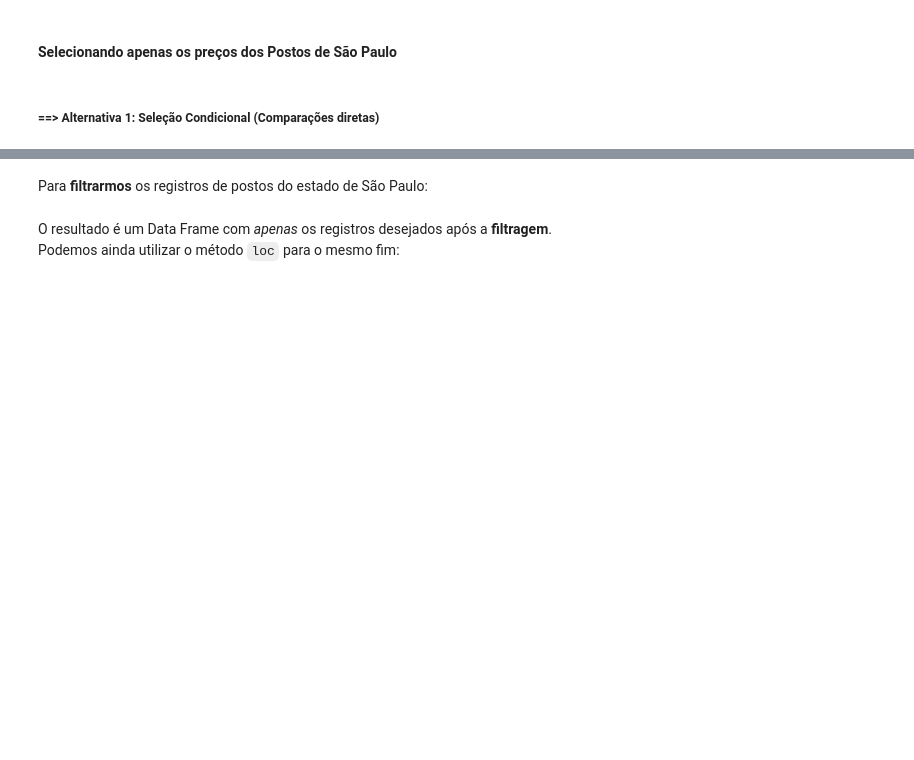
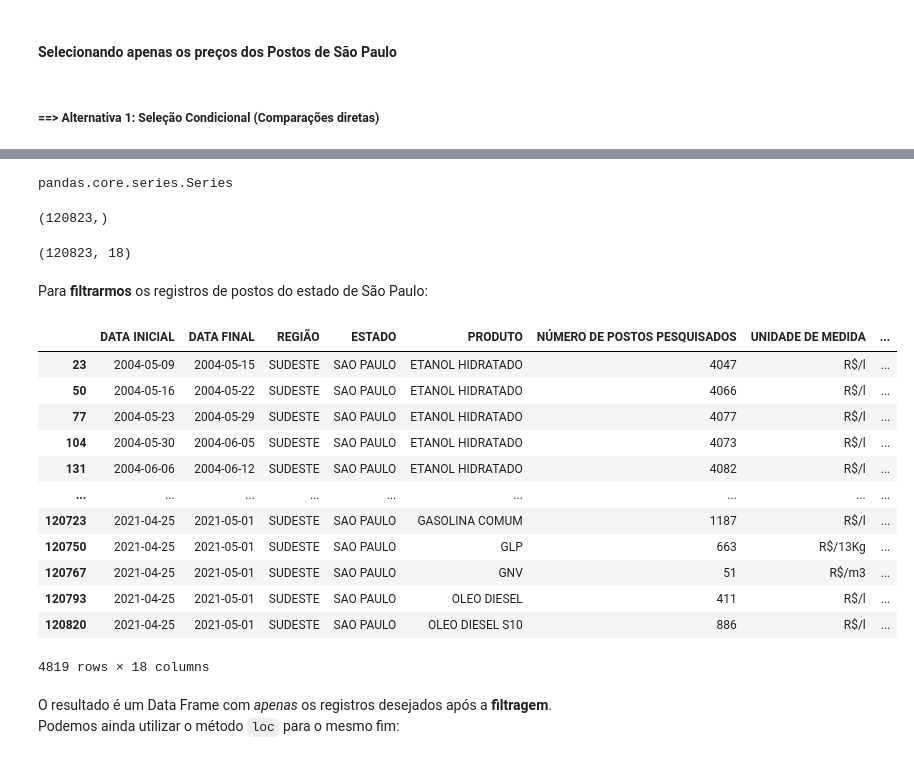
Before and after one commit to enzortorres/python, a Jupyter notebook: estudos/pandas/exercicios/manipulacao_de_dados_codigo_base.ipynb, the cells around one changed output, grey strips where cells are left out. Cells and saved outputs as stored; diff of their text form; code cells hidden in the pictures; blank space fills up the shorter version.

Commit message:
studying pandas filter

```diff
--- a/estudos/pandas/exercicios/manipulacao_de_dados_codigo_base.ipynb
+++ b/estudos/pandas/exercicios/manipulacao_de_dados_codigo_base.ipynb
@@ -1016,3 +738,5 @@ data.to_csv('../datasets/2004-2021_preprocessado.csv', index=False, sep=';')
 # %% [markdown]
 Durante nossas análise exploratórias, frequentemente filtraremos nossas amostras, a partir de certas **condições**, para fins de análise mais específica. <br/>
 Existem algumas maneiras de fazermos tal filtragem. Antes disso, vamos carregar nosso dataset pré-processado que salvamos no item anterior.
+# %%
+data = pd.read_csv('../datasets/2004-2021_preprocessado.csv', sep=';')
@@ -1024,0 +785,3 @@ O código abaixo retorna uma ***Series ('array') de booleans***, com o número d
+# %%
+# Salvando essa Series de booleans em uma variável
+selecao = data['ESTADO'] == 'SAO PAULO'
@@ -1025,5 +803,33 @@ O código abaixo retorna uma ***Series ('array') de booleans***, com o número d
+# %%
+type(selecao)
+# %% [output]
+pandas.core.series.Series
+# %%
+selecao.shape
+# %% [output]
+(120823,)
+# %%
+data.shape
+# %% [output]
+(120823, 18)
 # %% [markdown]
 Para **filtrarmos** os registros de postos do estado de São Paulo:
+# %%
+data[selecao]
+# %% [output]
+|  | DATA INICIAL | DATA FINAL | REGIÃO | ESTADO | PRODUTO | NÚMERO DE POSTOS PESQUISADOS | UNIDADE DE MEDIDA | ... |
+| 23 | 2004-05-09 | 2004-05-15 | SUDESTE | SAO PAULO | ETANOL HIDRATADO | 4047 | R$/l | ... |
+| 50 | 2004-05-16 | 2004-05-22 | SUDESTE | SAO PAULO | ETANOL HIDRATADO | 4066 | R$/l | ... |
+| 77 | 2004-05-23 | 2004-05-29 | SUDESTE | SAO PAULO | ETANOL HIDRATADO | 4077 | R$/l | ... |
+| 104 | 2004-05-30 | 2004-06-05 | SUDESTE | SAO PAULO | ETANOL HIDRATADO | 4073 | R$/l | ... |
+| 131 | 2004-06-06 | 2004-06-12 | SUDESTE | SAO PAULO | ETANOL HIDRATADO | 4082 | R$/l | ... |
+| ... | ... | ... | ... | ... | ... | ... | ... | ... |
+| 120723 | 2021-04-25 | 2021-05-01 | SUDESTE | SAO PAULO | GASOLINA COMUM | 1187 | R$/l | ... |
+| 120750 | 2021-04-25 | 2021-05-01 | SUDESTE | SAO PAULO | GLP | 663 | R$/13Kg | ... |
+| 120767 | 2021-04-25 | 2021-05-01 | SUDESTE | SAO PAULO | GNV | 51 | R$/m3 | ... |
+| 120793 | 2021-04-25 | 2021-05-01 | SUDESTE | SAO PAULO | OLEO DIESEL | 411 | R$/l | ... |
+| 120820 | 2021-04-25 | 2021-05-01 | SUDESTE | SAO PAULO | OLEO DIESEL S10 | 886 | R$/l | ... |
+4819 rows × 18 columns
 # %% [markdown]
 O resultado é um Data Frame com _apenas_ os registros desejados após a **filtragem**.<br/>
 Podemos ainda utilizar o método `loc` para o mesmo fim:
```
Also changed, not shown: parts of 41 cells of this notebook.
